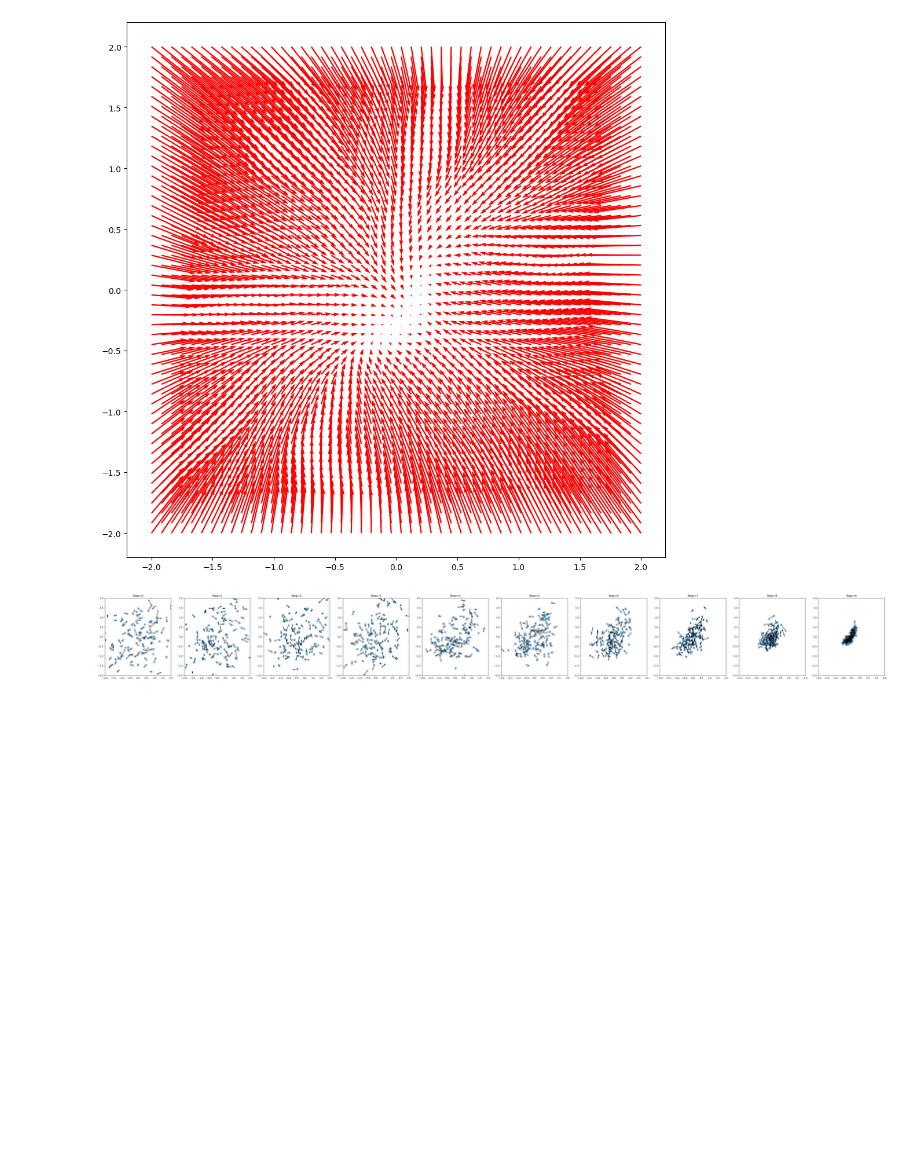
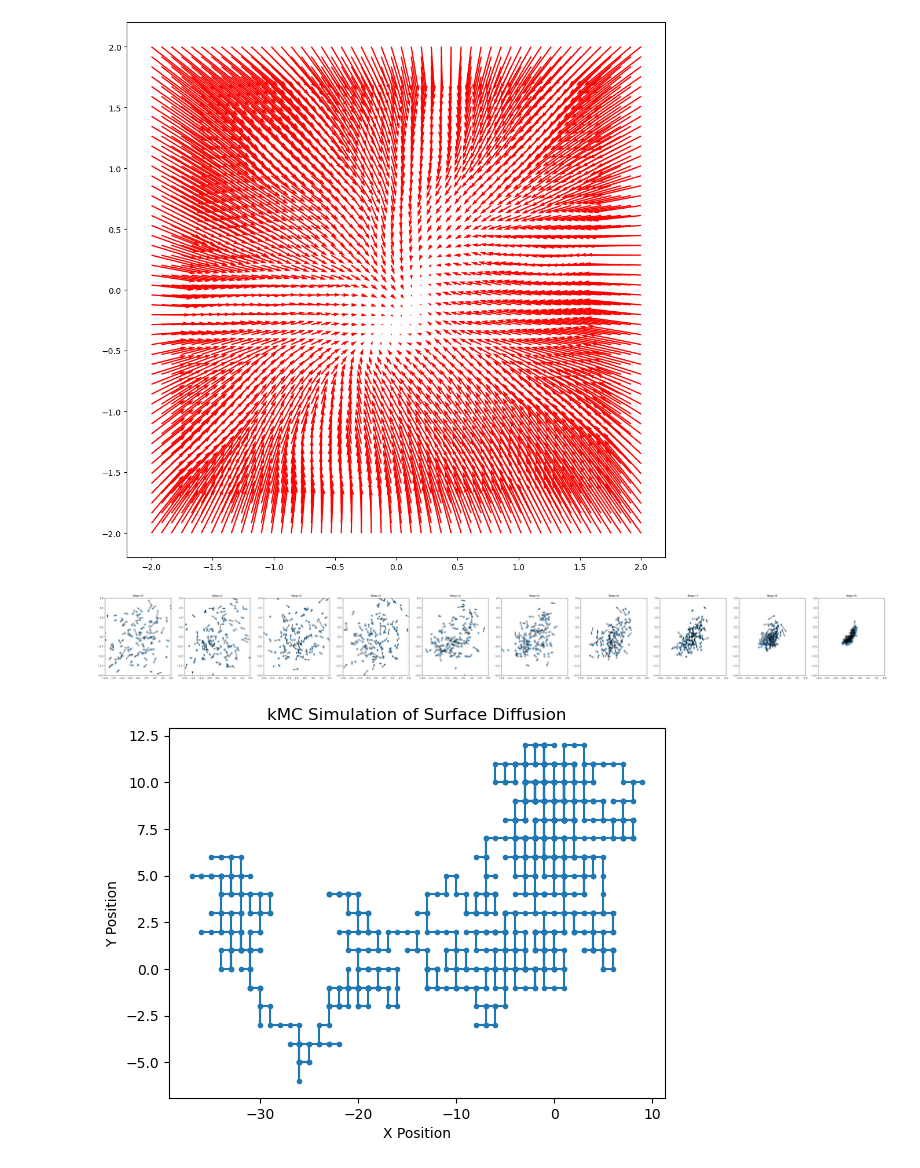
Before and after one commit to cgymmy/LearnDiffusion, a Jupyter notebook: Code/test.ipynb, the cells around one changed output. Saved outputs shown, nothing was run; the diff lists cells and outputs as text; code cells hidden in the pictures; blank space fills up the shorter version.

```diff
--- a/Code/test.ipynb
+++ b/Code/test.ipynb
@@ -392,3 +392,54 @@ x_start = torch.randn(size=next(enumerate(trainloader))[1].shape)
 output,time_grid = run_backwards(model,sde,x_start=x_start,n_steps=10,device=device, train_score=TRAIN_SCORE)
 # %% [output]
 [figure]
+# %%
+import numpy as np
+import matplotlib.pyplot as plt
+
+# 定义扩散事件
+events = ['move_left', 'move_right', 'move_up', 'move_down']
+rates = [1.0, 1.0, 0.5, 0.5]  # 假设的事件速率
+
+def kMC_step(current_state):
+    total_rate = sum(rates)
+    r = np.random.rand() * total_rate
+    cumulative = 0
+    for event, rate in zip(events, rates):
+        cumulative += rate
+        if r < cumulative:
+            # 更新状态
+            if event == 'move_left':
+                current_state[0] -= 1
+            elif event == 'move_right':
+                current_state[0] += 1
+            elif event == 'move_up':
+                current_state[1] += 1
+            elif event == 'move_down':
+                current_state[1] -= 1
+            break
+    # 计算时间步长
+    delta_t = -np.log(np.random.rand()) / total_rate
+    return current_state, delta_t
+
+# 初始化
+state = [0, 0]
+time = 0
+trajectory = [state.copy()]
+times = [time]
+
+# 模拟
+for _ in range(1000):
+    state, delta_t = kMC_step(state)
+    time += delta_t
+    trajectory.append(state.copy())
+    times.append(time)
+
+# 可视化轨迹
+trajectory = np.array(trajectory)
+plt.plot(trajectory[:,0], trajectory[:,1], marker='.', linestyle='-')
+plt.xlabel('X Position')
+plt.ylabel('Y Position')
+plt.title('kMC Simulation of Surface Diffusion')
+plt.show()
+# %% [output]
+[figure, added]
```
Also changed, not shown: parts of 2 cells of this notebook, 5 other files.
